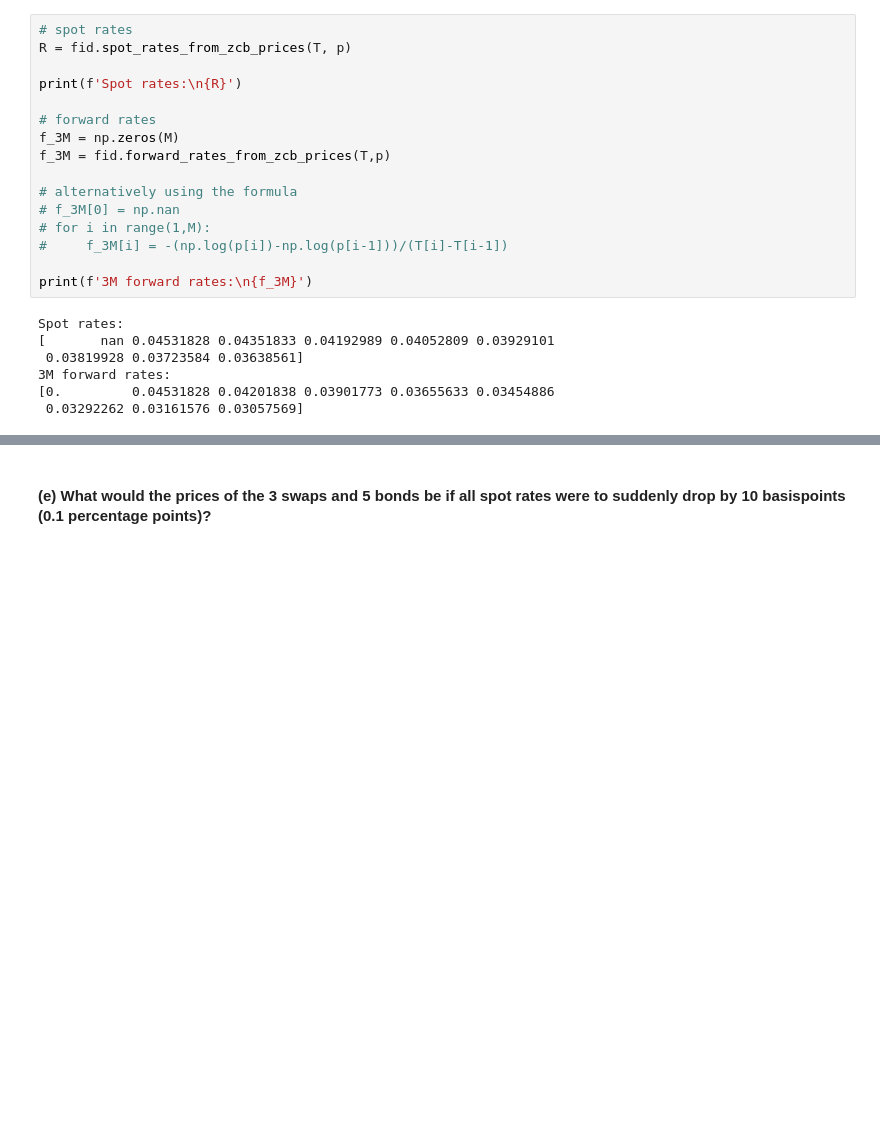
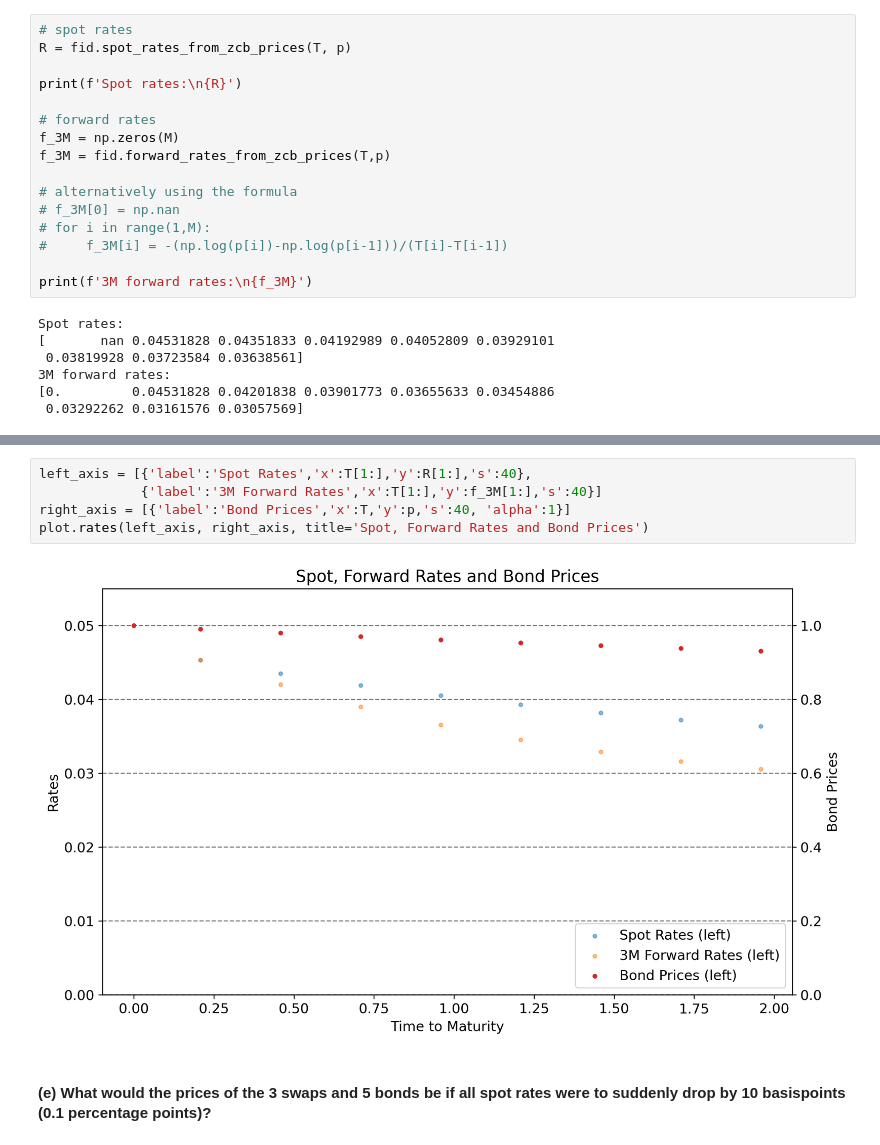
Before and after one commit to johanoelgaard/FixedIncome, a Jupyter notebook: Problem Sets/Problem Set 2/ps2.ipynb, the cells around one changed output, grey strips where cells are left out. Drawn from its saved outputs; the diff is of its cells as text; blank space fills up the shorter version.

```diff
--- a/Problem Sets/Problem Set 2/ps2.ipynb
+++ b/Problem Sets/Problem Set 2/ps2.ipynb
@@ -151,4 +152,11 @@ plt.close
 <function matplotlib.pyplot.close(fig: "None | int | str | Figure | Literal['all']" = None) -> 'None'>
+# %%
+left_axis = [{'label':'Spot Rates','x':T[1:],'y':R[1:],'s':40},
+             {'label':'3M Forward Rates','x':T[1:],'y':f_3M[1:],'s':40}]
+right_axis = [{'label':'Bond Prices','x':T,'y':p,'s':40, 'alpha':1}]
+plot.rates(left_axis, right_axis, title='Spot, Forward Rates and Bond Prices')
+# %% [output]
+[figure, added]
 # %% [markdown]
 #### (e) What would the prices of the 3 swaps and 5 bonds be if all spot rates were to suddenly drop by 10 basispoints (0.1 percentage points)?
 # %%
```
Also changed, not shown: parts of 4 cells of this notebook, 5 other files.
